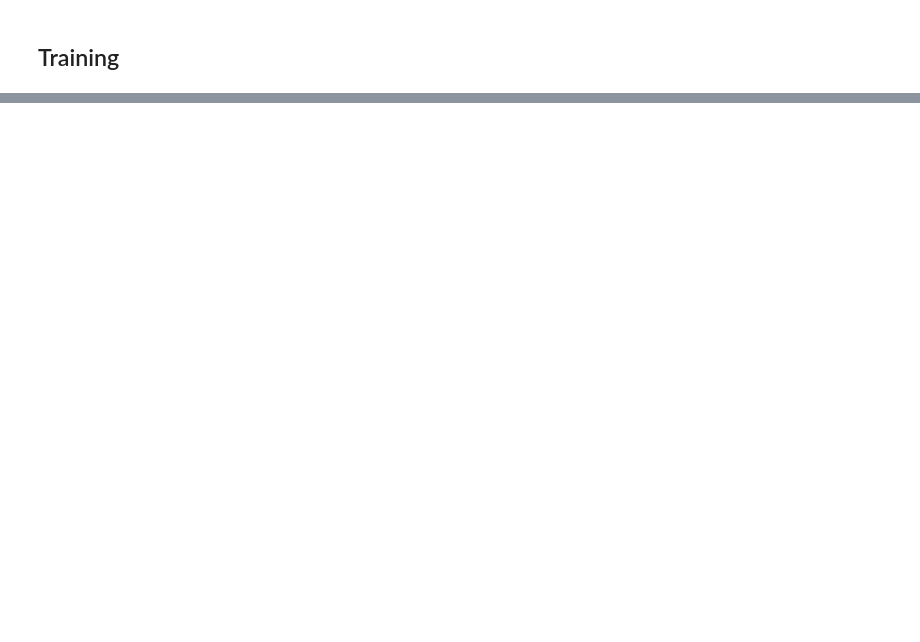
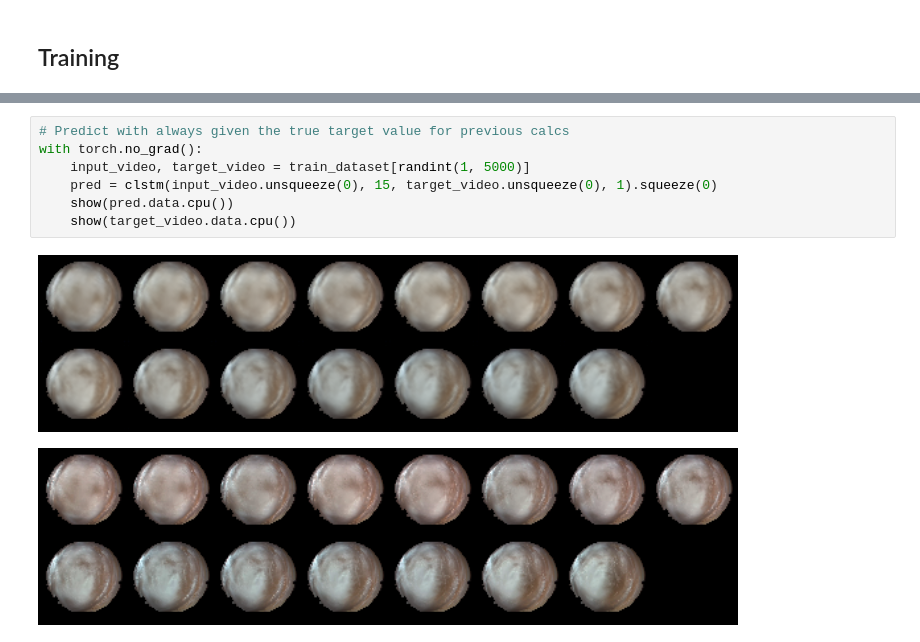
Before and after one commit to javgat/SkyMaskConvLSTM, a Jupyter notebook: codes/ConvLSTM/ConvLSTM.ipynb, the cells around one changed output, grey strips where cells are left out. Cells and saved outputs as stored; diff of their text form; blank space fills up the shorter version.

```diff
--- a/codes/ConvLSTM/ConvLSTM.ipynb
+++ b/codes/ConvLSTM/ConvLSTM.ipynb
@@ -185,0 +284,10 @@ nepochs: 50
+# %%
+# Predict with always given the true target value for previous calcs
+with torch.no_grad():
+    input_video, target_video = train_dataset[randint(1, 5000)]
+    pred = clstm(input_video.unsqueeze(0), 15, target_video.unsqueeze(0), 1).squeeze(0)
+    show(pred.data.cpu())
+    show(target_video.data.cpu())
+# %% [output]
+[figure, added]
+[figure, added]
```
Also changed, not shown: parts of 30 cells of this notebook, 4 other files.
